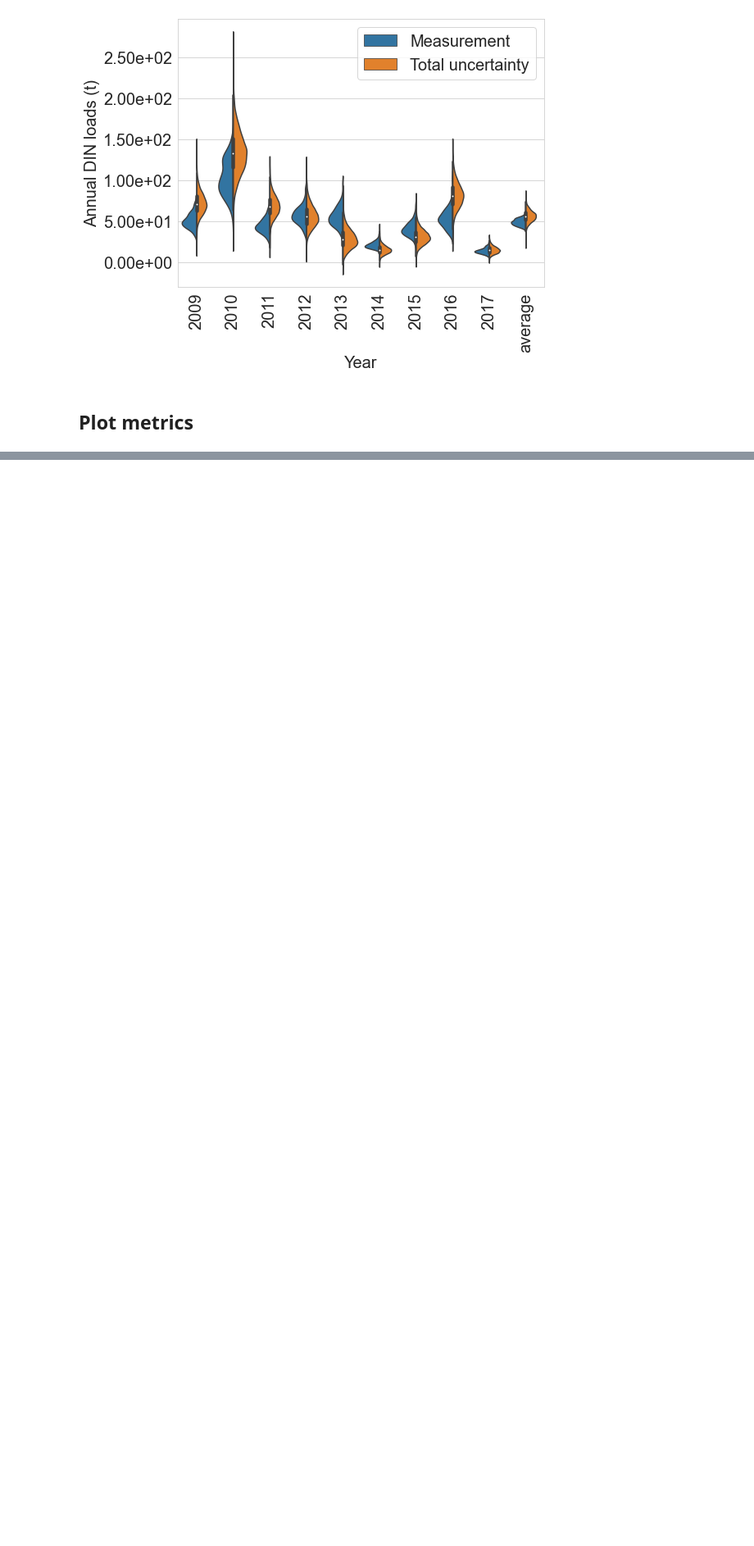
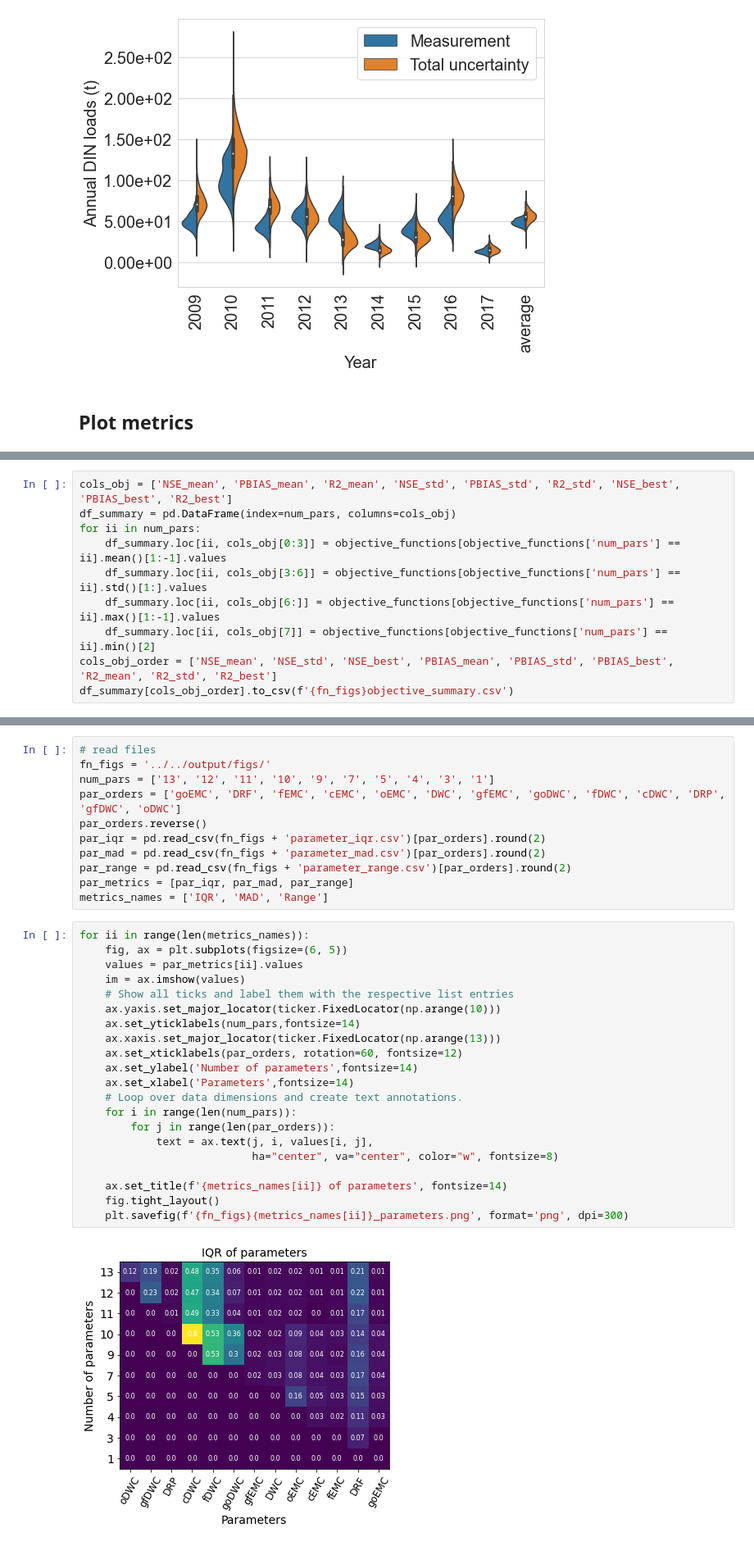
Before and after one commit to QianWanghhu/predict_uq, a Jupyter notebook: src/notebooks/predictive_uncertainty.ipynb, the cells around one changed output, grey strips where cells are left out. Shown at 82% size. Saved outputs shown, nothing was run; the diff lists cells and outputs as text; blank space fills up the shorter version.

```diff
--- a/src/notebooks/predictive_uncertainty.ipynb
+++ b/src/notebooks/predictive_uncertainty.ipynb
@@ -165,0 +168,10 @@ plt.savefig(f'../../output/figs/objective_functions.png', format='png', dpi=300)
+# %%
+cols_obj = ['NSE_mean', 'PBIAS_mean', 'R2_mean', 'NSE_std', 'PBIAS_std', 'R2_std', 'NSE_best', 'PBIAS_best', 'R2_best']
+df_summary = pd.DataFrame(index=num_pars, columns=cols_obj)
+for ii in num_pars:
+    df_summary.loc[ii, cols_obj[0:3]] = objective_functions[objective_functions['num_pars'] == ii].mean()[1:-1].values
+    df_summary.loc[ii, cols_obj[3:6]] = objective_functions[objective_functions['num_pars'] == ii].std()[1:].values
+    df_summary.loc[ii, cols_obj[6:]] = objective_functions[objective_functions['num_pars'] == ii].max()[1:-1].values
+    df_summary.loc[ii, cols_obj[7]] = objective_functions[objective_functions['num_pars'] == ii].min()[2]
+cols_obj_order = ['NSE_mean', 'NSE_std', 'NSE_best', 'PBIAS_mean', 'PBIAS_std', 'PBIAS_best', 'R2_mean', 'R2_std', 'R2_best']
+df_summary[cols_obj_order].to_csv(f'{fn_figs}objective_summary.csv')
@@ -165,0 +194,34 @@ plt.savefig(f'../../output/figs/objective_functions.png', format='png', dpi=300)
+# %%
+# read files
+fn_figs = '../../output/figs/'
+num_pars = ['13', '12', '11', '10', '9', '7', '5', '4', '3', '1']
+par_orders = ['goEMC', 'DRF', 'fEMC', 'cEMC', 'oEMC', 'DWC', 'gfEMC', 'goDWC', 'fDWC', 'cDWC', 'DRP', 'gfDWC', 'oDWC']
+par_orders.reverse()
+par_iqr = pd.read_csv(fn_figs + 'parameter_iqr.csv')[par_orders].round(2)
+par_mad = pd.read_csv(fn_figs + 'parameter_mad.csv')[par_orders].round(2)
+par_range = pd.read_csv(fn_figs + 'parameter_range.csv')[par_orders].round(2)
+par_metrics = [par_iqr, par_mad, par_range]
+metrics_names = ['IQR', 'MAD', 'Range']
+# %%
+for ii in range(len(metrics_names)):
+    fig, ax = plt.subplots(figsize=(6, 5))
+    values = par_metrics[ii].values
+    im = ax.imshow(values)
+    # Show all ticks and label them with the respective list entries
+    ax.yaxis.set_major_locator(ticker.FixedLocator(np.arange(10)))
+    ax.set_yticklabels(num_pars,fontsize=14)
+    ax.xaxis.set_major_locator(ticker.FixedLocator(np.arange(13)))
+    ax.set_xticklabels(par_orders, rotation=60, fontsize=12)
+    ax.set_ylabel('Number of parameters',fontsize=14)
+    ax.set_xlabel('Parameters',fontsize=14)
+    # Loop over data dimensions and create text annotations.
+    for i in range(len(num_pars)):
+        for j in range(len(par_orders)):
+            text = ax.text(j, i, values[i, j],
+                           ha="center", va="center", color="w", fontsize=8)
+
+    ax.set_title(f'{metrics_names[ii]} of parameters', fontsize=14)
+    fig.tight_layout()
+    plt.savefig(f'{fn_figs}{metrics_names[ii]}_parameters.png', format='png', dpi=300)
+# %% [output]
+[figure, added]
```
Also changed, not shown: parts of 12 cells of this notebook.
